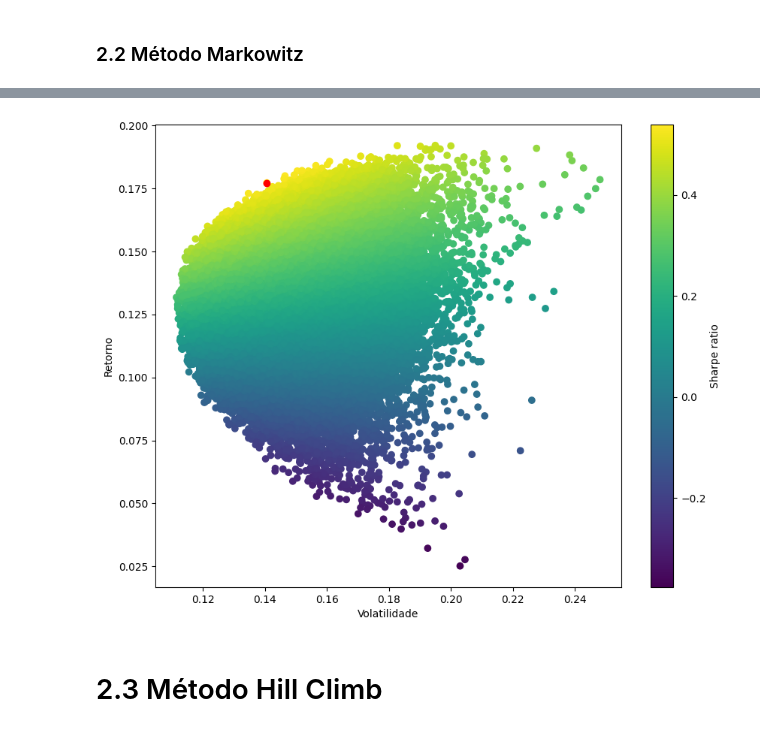
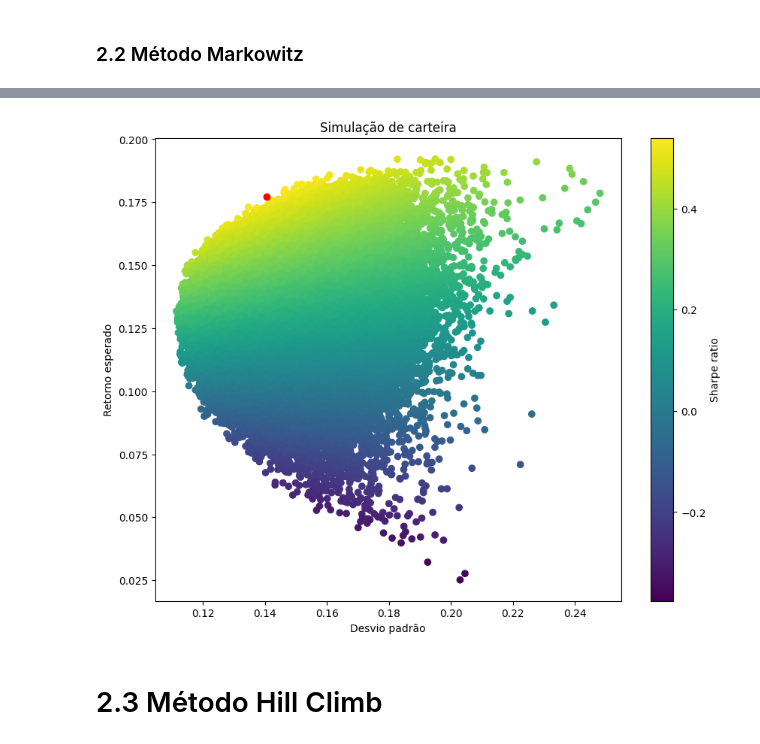
Before and after one commit to victordornelos/otimizacao_portfolio_python, a Jupyter notebook: carteira.ipynb, the cells around one changed output, grey strips where cells are left out. Saved outputs shown, nothing was run; the diff lists cells and outputs as text; code cells hidden in the pictures.

```diff
--- a/carteira.ipynb
+++ b/carteira.ipynb
@@ -150,17 +127,16 @@ df_M
 # %%
 # Devido esse código demorar muito, torna interessante salvar os resultados
-dados_M = {
-    "melhor_sharpe_ratio": melhor_sharpe_ratio,
-    "pesos_markoitz": pesos_markoitz,
-    "lista_retorno_esperado": lista_retorno_esperado,
-    "lista_volatilidade_esperada": lista_volatilidade_esperada,
-    "lista_sharpe_ratio": lista_sharpe_ratio,
-    "melhor_volatilidade": melhor_volatilidade,
-    "melhor_retorno": melhor_retorno
-}
+#dados_M = {
+    #"melhor_sharpe_ratio": melhor_sharpe_ratio,
+    #"pesos_markoitz": pesos_markoitz,
+    #"lista_retorno_esperado": lista_retorno_esperado,
+   # "lista_volatilidade_esperada": lista_volatilidade_esperada,
+   # "lista_sharpe_ratio": lista_sharpe_ratio,
+   # "melhor_volatilidade": melhor_volatilidade,
+    #"melhor_retorno": melhor_retorno}
 # %%
-with open('dados_alocacao_markowitz.pkl', 'wb') as f:
-    pickle.dump(dados_M, f)
+#with open('dados_alocacao_markowitz.pkl', 'wb') as f:
+    #pickle.dump(dados_M, f)
 # %%
 with open('dados_alocacao_markowitz.pkl', 'rb') as f:
     dados_M = pickle.load(f)
@@ -169,13 +145,14 @@ df_M.to_csv('df_M.csv')
 # %%
 # Gráfico de dispersão
 plt.figure(figsize=(10,8))
 plt.scatter(dados_M["lista_volatilidade_esperada"], dados_M['lista_retorno_esperado'], c = dados_M['lista_sharpe_ratio'])
 plt.colorbar(label = 'Sharpe ratio')
-plt.xlabel('Volatilidade')
-plt.ylabel('Retorno')
-plt.scatter(melhor_volatilidade, melhor_retorno, c = 'red');
+plt.title('Simulação de carteira')
+plt.xlabel('Desvio padrão')
+plt.ylabel('Retorno esperado')
+plt.scatter(dados_M['melhor_volatilidade'], dados_M['melhor_retorno'], c = 'red');
 # %% [output]
-[figure, old version]
+[figure, new version]
 # %% [markdown]
 # 2.3 Método Hill Climb
 # %%
```
Also changed, not shown: parts of 21 cells of this notebook.
